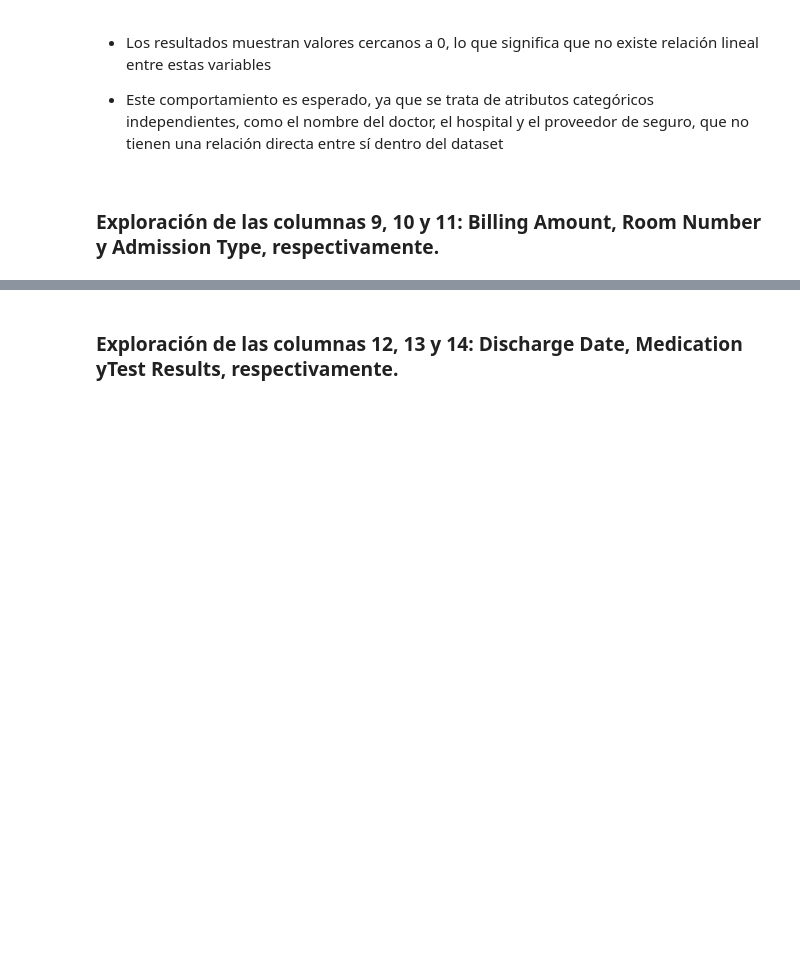
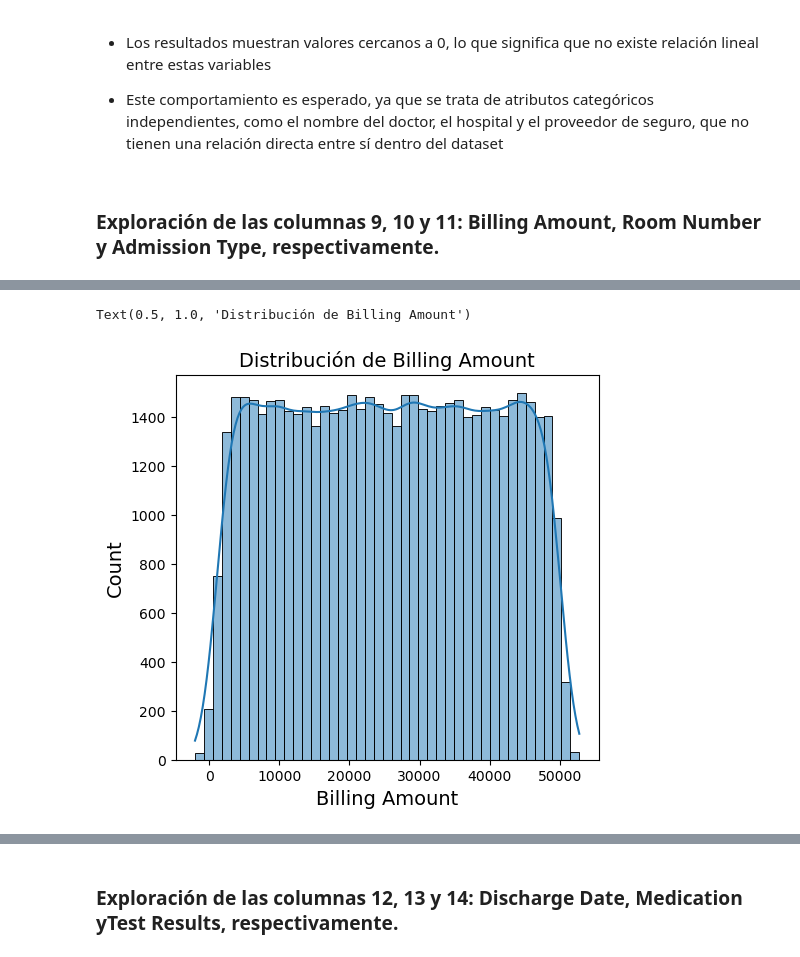
Before and after one commit to Mr-Maccoy/BigData, a Jupyter notebook: G1_SC707_Avance1_LN.ipynb, the cells around one changed output, grey strips where cells are left out. Cells and saved outputs as stored; diff of their text form; code cells hidden in the pictures; blank space fills up the shorter version.

```diff
--- a/G1_SC707_Avance1_LN.ipynb
+++ b/G1_SC707_Avance1_LN.ipynb
@@ -1035,3 +1035,13 @@ correlation
 - Este comportamiento es esperado, ya que se trata de atributos categóricos independientes, como el nombre del doctor, el hospital y el proveedor de seguro, que no tienen una relación directa entre sí dentro del dataset
 # %% [markdown]
 ### Exploración de las columnas 9, 10 y 11: Billing Amount, Room Number y Admission Type, respectivamente.
+# %%
+import matplotlib.pyplot as plt
+import numpy as np
+import pandas as pd
+import seaborn as sns
+
+df= pd.read_csv("healthcare_dataset.csv")
+
+cols = ['Billing Amount', 'Room Number', 'Admission Type']
+print(df[['Billing Amount', 'Room Number']].describe())
@@ -1037,0 +1058,8 @@ correlation
+# %%
+plt.figure(figsize=(12,5))
+plt.subplot(1,2,1)
+sns.histplot(df['Billing Amount'], kde=True)
+plt.title('Distribución de Billing Amount')
+# %% [output]
+Text(0.5, 1.0, 'Distribución de Billing Amount')
+[figure, added]
```
Also changed, not shown: parts of 7 cells of this notebook.
